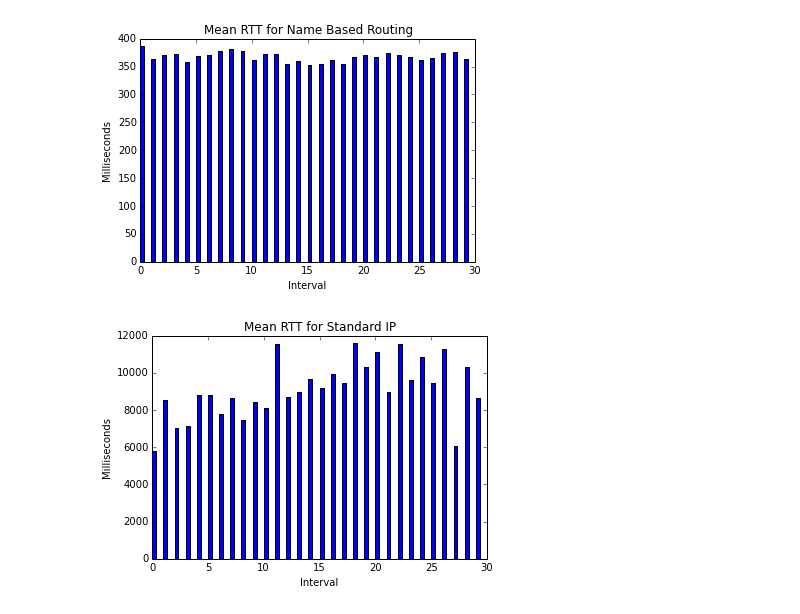
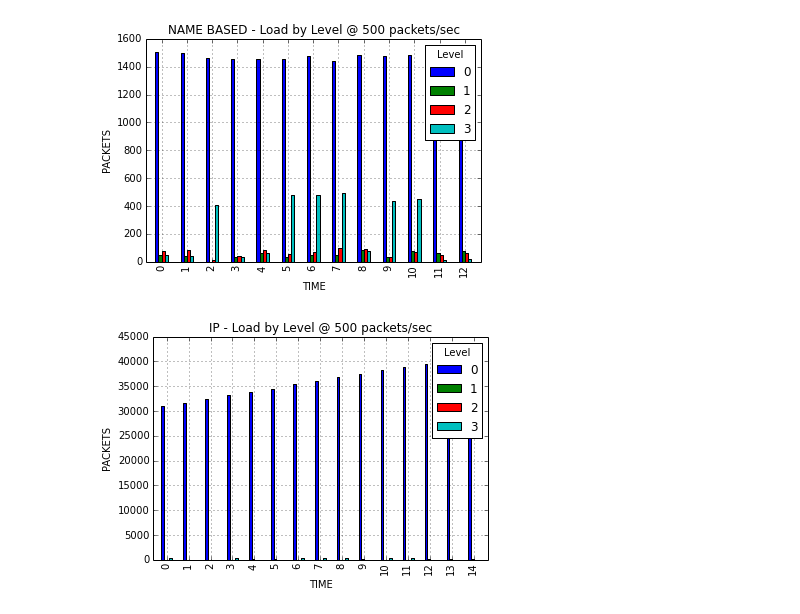
Before and after one commit to dgaeta/network_simulator, a Jupyter notebook: Network-Stats.ipynb, the cells around one changed output. Cells and saved outputs as stored; diff of their text form; code cells hidden in the pictures.

```diff
--- a/Network-Stats.ipynb
+++ b/Network-Stats.ipynb
@@ -100,11 +27,0 @@ df_rtt = pd.DataFrame(np.array(rtt_means))
-# %%
-%matplotlib inline
-ind = range(0,len(rtt_means))
-width = 0.35
-bar1 = plt.bar(ind, rtt_means, width)
-plt.ylabel('Milliseconds')
-plt.xlabel('Interval')
-plt.title('Mean RTT for Name Based Routing')
-plt.show()
-# %% [output]
-[figure, removed]
@@ -120,11 +27,0 @@ df_rtt = pd.DataFrame(np.array(rtt_means))
-# %%
-%matplotlib inline
-ind = range(0,len(ip_rtt_means))
-width = 0.35
-bar1 = plt.bar(ind, ip_rtt_means, width)
-plt.ylabel('Milliseconds')
-plt.xlabel('Interval')
-plt.title('Mean RTT for Standard IP')
-plt.show()
-# %% [output]
-[figure, removed]
@@ -130,0 +34,36 @@ plt.show()
+# %%
+times = []
+with open('level_congestion.csv', 'rb') as rtt:
+    reader = csv.reader(rtt)
+    for row in reader:
+        times.append([int(x) for x in row])
+
+df = pd.DataFrame(np.array(times), columns=pd.Index(['0', '1', '2', '3'], name='Level'))
+
+ax = df.plot(kind='bar', label='time', legend=True)
+ax.set_ylabel('PACKETS')
+
+ax.set_xlabel('TIME')
+ax.set_title('NAME BASED - Load by Level @ 500 packets/sec')
+
+plt.show()
+
+
+times = []
+with open('ip_level_congestion.csv', 'rb') as rtt:
+    reader = csv.reader(rtt)
+    for row in reader:
+        times.append([int(x) for x in row])
+
+df = pd.DataFrame(np.array(times), columns=pd.Index(['0', '1', '2', '3'], name='Level'))
+
+ax = df.plot(kind='bar', label='time', legend=True)
+ax.set_ylabel('PACKETS')
+
+ax.set_xlabel('TIME')
+ax.set_title('IP - Load by Level @ 500 packets/sec')
+
+plt.show()
+# %% [output]
+[figure, added]
+[figure, added]
```
Also changed, not shown: parts of 15 cells of this notebook, 17 other files.
